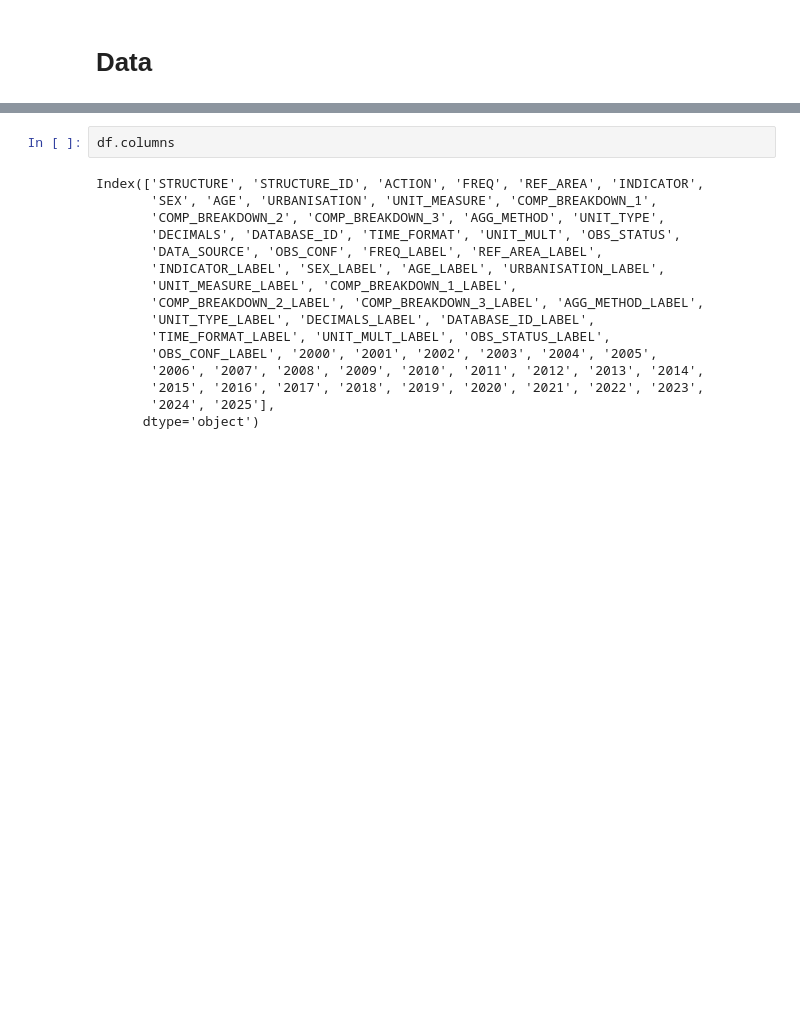
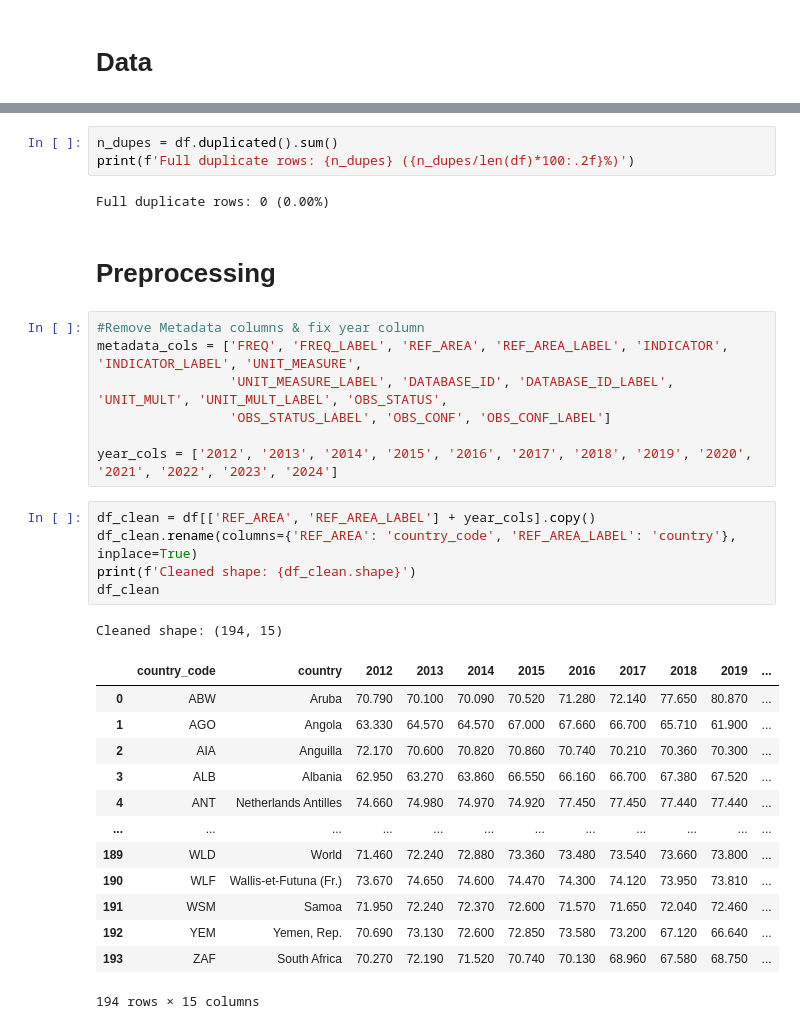
Before and after one commit to kamxsato/MIS444_Final_Project, a Jupyter notebook: 24104087_Final_Project.ipynb, the cells around one changed output, grey strips where cells are left out. Drawn from its saved outputs; the diff is of its cells as text; blank space fills up the shorter version.

```diff
--- a/24104087_Final_Project.ipynb
+++ b/24104087_Final_Project.ipynb
@@ -91,18 +122,34 @@ display(overview)
-# %%
-df.columns
-# %% [output]
-Index(['STRUCTURE', 'STRUCTURE_ID', 'ACTION', 'FREQ', 'REF_AREA', 'INDICATOR',
-       'SEX', 'AGE', 'URBANISATION', 'UNIT_MEASURE', 'COMP_BREAKDOWN_1',
-       'COMP_BREAKDOWN_2', 'COMP_BREAKDOWN_3', 'AGG_METHOD', 'UNIT_TYPE',
-       'DECIMALS', 'DATABASE_ID', 'TIME_FORMAT', 'UNIT_MULT', 'OBS_STATUS',
-       'DATA_SOURCE', 'OBS_CONF', 'FREQ_LABEL', 'REF_AREA_LABEL',
-       'INDICATOR_LABEL', 'SEX_LABEL', 'AGE_LABEL', 'URBANISATION_LABEL',
-       'UNIT_MEASURE_LABEL', 'COMP_BREAKDOWN_1_LABEL',
-       'COMP_BREAKDOWN_2_LABEL', 'COMP_BREAKDOWN_3_LABEL', 'AGG_METHOD_LABEL',
-       'UNIT_TYPE_LABEL', 'DECIMALS_LABEL', 'DATABASE_ID_LABEL',
-       'TIME_FORMAT_LABEL', 'UNIT_MULT_LABEL', 'OBS_STATUS_LABEL',
-       'OBS_CONF_LABEL', '2000', '2001', '2002', '2003', '2004', '2005',
-       '2006', '2007', '2008', '2009', '2010', '2011', '2012', '2013', '2014',
-       '2015', '2016', '2017', '2018', '2019', '2020', '2021', '2022', '2023',
-       '2024', '2025'],
-      dtype='object')
+# %%
+n_dupes = df.duplicated().sum()
+print(f'Full duplicate rows: {n_dupes} ({n_dupes/len(df)*100:.2f}%)')
+# %% [output]
+Full duplicate rows: 0 (0.00%)
+# %% [markdown]
+# Preprocessing
+# %%
+#Remove Metadata columns & fix year column
+metadata_cols = ['FREQ', 'FREQ_LABEL', 'REF_AREA', 'REF_AREA_LABEL', 'INDICATOR', 'INDICATOR_LABEL', 'UNIT_MEASURE',
+                 'UNIT_MEASURE_LABEL', 'DATABASE_ID', 'DATABASE_ID_LABEL', 'UNIT_MULT', 'UNIT_MULT_LABEL', 'OBS_STATUS',
+                 'OBS_STATUS_LABEL', 'OBS_CONF', 'OBS_CONF_LABEL']
+
+year_cols = ['2012', '2013', '2014', '2015', '2016', '2017', '2018', '2019', '2020', '2021', '2022', '2023', '2024']
+# %%
+df_clean = df[['REF_AREA', 'REF_AREA_LABEL'] + year_cols].copy()
+df_clean.rename(columns={'REF_AREA': 'country_code', 'REF_AREA_LABEL': 'country'}, inplace=True)
+print(f'Cleaned shape: {df_clean.shape}')
+df_clean
+# %% [output]
+Cleaned shape: (194, 15)
+|  | country_code | country | 2012 | 2013 | 2014 | 2015 | 2016 | 2017 | 2018 | 2019 | ... |
+| 0 | ABW | Aruba | 70.790 | 70.100 | 70.090 | 70.520 | 71.280 | 72.140 | 77.650 | 80.870 | ... |
+| 1 | AGO | Angola | 63.330 | 64.570 | 64.570 | 67.000 | 67.660 | 66.700 | 65.710 | 61.900 | ... |
+| 2 | AIA | Anguilla | 72.170 | 70.600 | 70.820 | 70.860 | 70.740 | 70.210 | 70.360 | 70.300 | ... |
+| 3 | ALB | Albania | 62.950 | 63.270 | 63.860 | 66.550 | 66.160 | 66.700 | 67.380 | 67.520 | ... |
+| 4 | ANT | Netherlands Antilles | 74.660 | 74.980 | 74.970 | 74.920 | 77.450 | 77.450 | 77.440 | 77.440 | ... |
+| ... | ... | ... | ... | ... | ... | ... | ... | ... | ... | ... | ... |
+| 189 | WLD | World | 71.460 | 72.240 | 72.880 | 73.360 | 73.480 | 73.540 | 73.660 | 73.800 | ... |
+| 190 | WLF | Wallis-et-Futuna (Fr.) | 73.670 | 74.650 | 74.600 | 74.470 | 74.300 | 74.120 | 73.950 | 73.810 | ... |
+| 191 | WSM | Samoa | 71.950 | 72.240 | 72.370 | 72.600 | 71.570 | 71.650 | 72.040 | 72.460 | ... |
+| 192 | YEM | Yemen, Rep. | 70.690 | 73.130 | 72.600 | 72.850 | 73.580 | 73.200 | 67.120 | 66.640 | ... |
+| 193 | ZAF | South Africa | 70.270 | 72.190 | 71.520 | 70.740 | 70.130 | 68.960 | 67.580 | 68.750 | ... |
+194 rows × 15 columns
```
Also changed, not shown: parts of 8 cells of this notebook.
